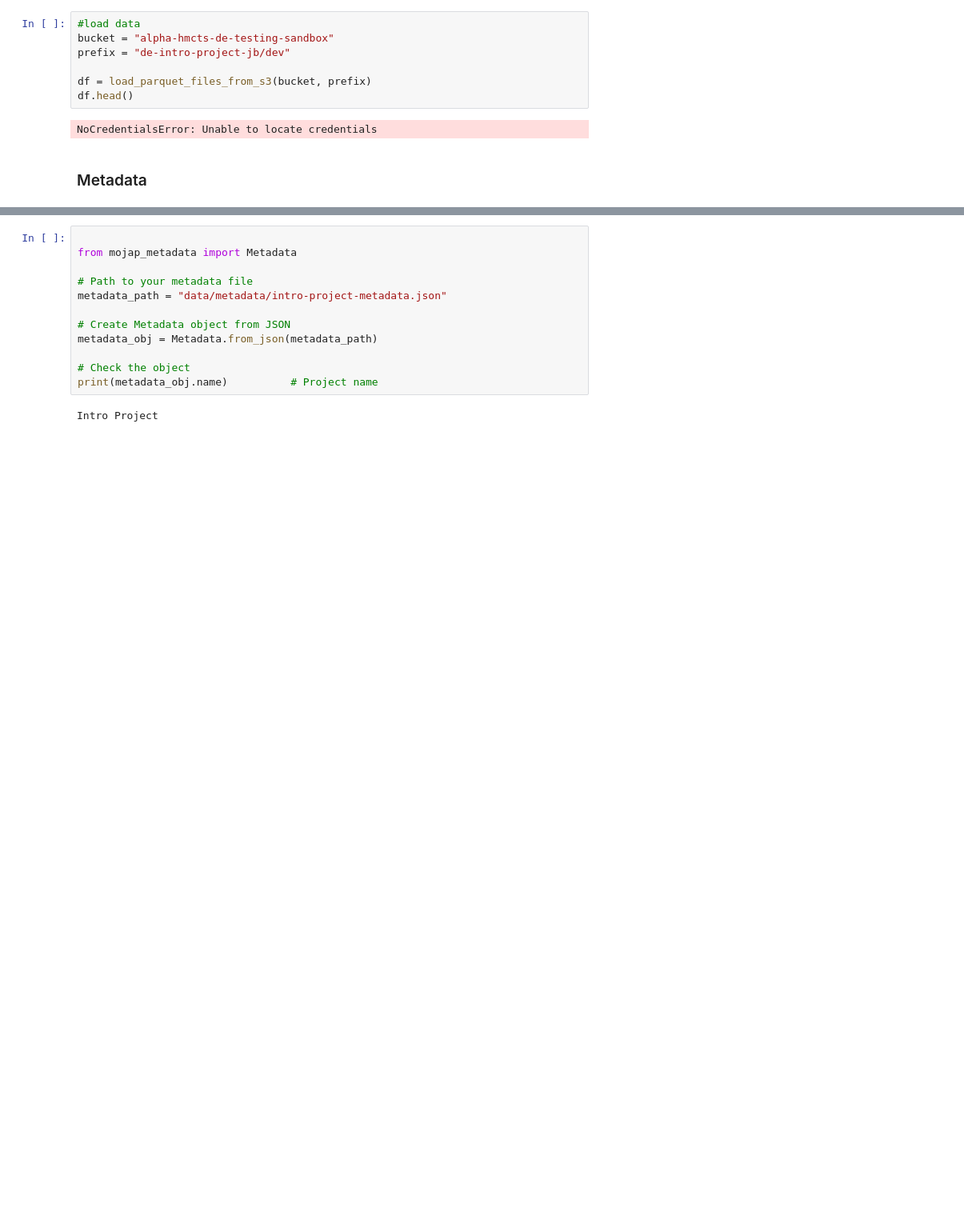
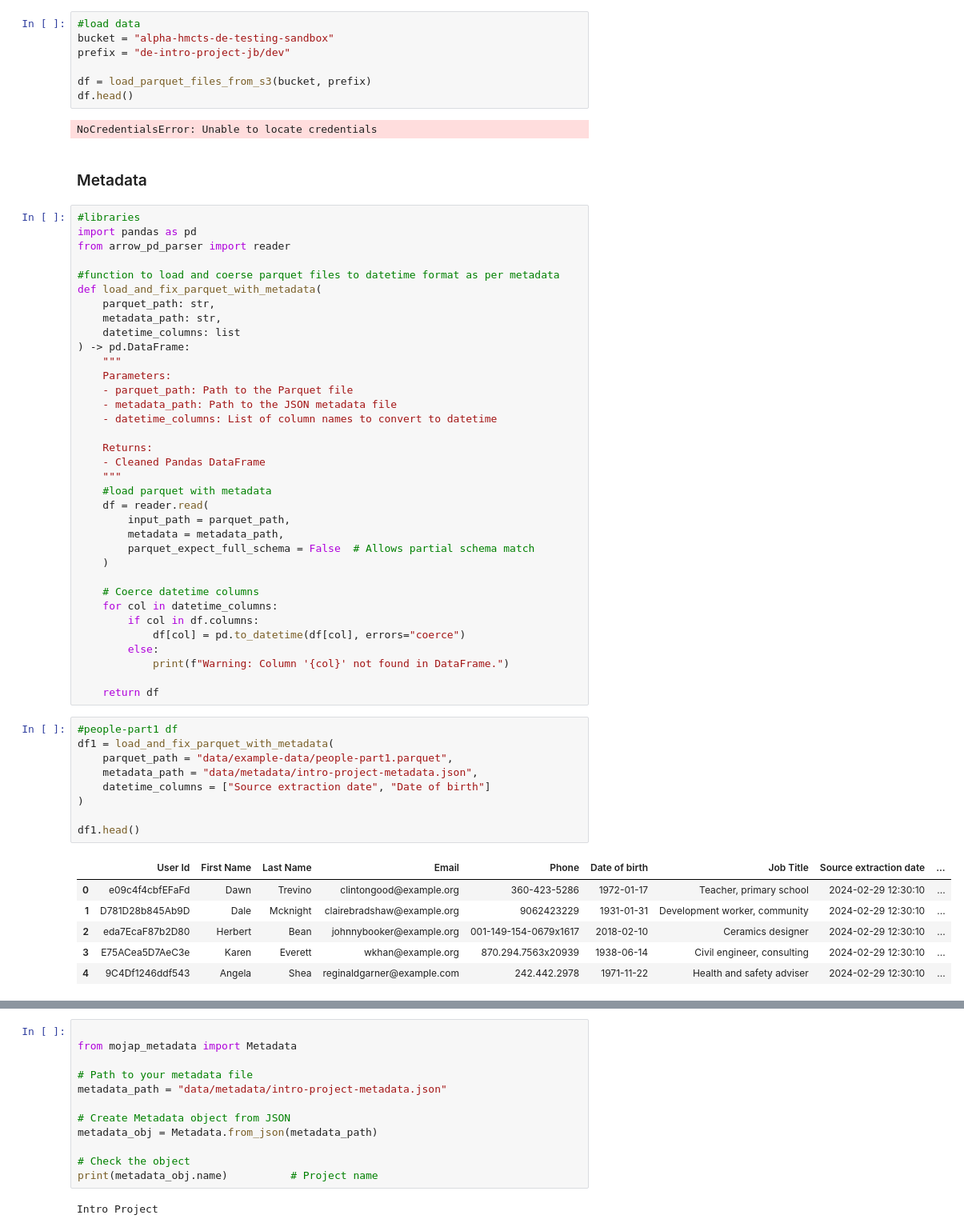
Before and after one commit to jovita-brundziene/airflow-de-intro-project-jbru, a Jupyter notebook: scripts/ELT-dev.ipynb, the cells around one changed output, grey strips where cells are left out. Shown: that part at 80% size. Saved outputs shown, nothing was run; the diff lists cells and outputs as text; blank space fills up the shorter version.

Commit message:
adding function for enforcing schame types

```diff
--- a/scripts/ELT-dev.ipynb
+++ b/scripts/ELT-dev.ipynb
@@ -147,3 +147,54 @@ df.head()
 NoCredentialsError: Unable to locate credentials
 # %% [markdown]
 ### Metadata
+# %%
+#libraries
+import pandas as pd
+from arrow_pd_parser import reader
+
+#function to load and coerse parquet files to datetime format as per metadata
+def load_and_fix_parquet_with_metadata(
+    parquet_path: str,
+    metadata_path: str,
+    datetime_columns: list
+) -> pd.DataFrame:
+    """
+    Parameters:
+    - parquet_path: Path to the Parquet file
+    - metadata_path: Path to the JSON metadata file
+    - datetime_columns: List of column names to convert to datetime
+
+    Returns:
+    - Cleaned Pandas DataFrame
+    """
+    #load parquet with metadata
+    df = reader.read(
+        input_path = parquet_path,
+        metadata = metadata_path,
+        parquet_expect_full_schema = False  # Allows partial schema match
+    )
+
+    # Coerce datetime columns
+    for col in datetime_columns:
+        if col in df.columns:
+            df[col] = pd.to_datetime(df[col], errors="coerce")
+        else:
+            print(f"Warning: Column '{col}' not found in DataFrame.")
+
+    return df
+# %%
+#people-part1 df
+df1 = load_and_fix_parquet_with_metadata(
+    parquet_path = "data/example-data/people-part1.parquet",
+    metadata_path = "data/metadata/intro-project-metadata.json",
+    datetime_columns = ["Source extraction date", "Date of birth"]
+)
+
+df1.head()
+# %% [output]
+|  | User Id | First Name | Last Name | Email | Phone | Date of birth | Job Title | Source extraction date | ... |
+| 0 | e09c4f4cbfEFaFd | Dawn | Trevino | clintongood@example.org | 360-423-5286 | 1972-01-17 | Teacher, primary school | 2024-02-29 12:30:10 | ... |
+| 1 | D781D28b845Ab9D | Dale | Mcknight | clairebradshaw@example.org | 9062423229 | 1931-01-31 | Development worker, community | 2024-02-29 12:30:10 | ... |
+| 2 | eda7EcaF87b2D80 | Herbert | Bean | johnnybooker@example.org | 001-149-154-0679x1617 | 2018-02-10 | Ceramics designer | 2024-02-29 12:30:10 | ... |
+| 3 | E75ACea5D7AeC3e | Karen | Everett | wkhan@example.org | 870.294.7563x20939 | 1938-06-14 | Civil engineer, consulting | 2024-02-29 12:30:10 | ... |
+| 4 | 9C4Df1246ddf543 | Angela | Shea | reginaldgarner@example.com | 242.442.2978 | 1971-11-22 | Health and safety adviser | 2024-02-29 12:30:10 | ... |
```
Also changed, not shown: parts of 4 cells of this notebook.
